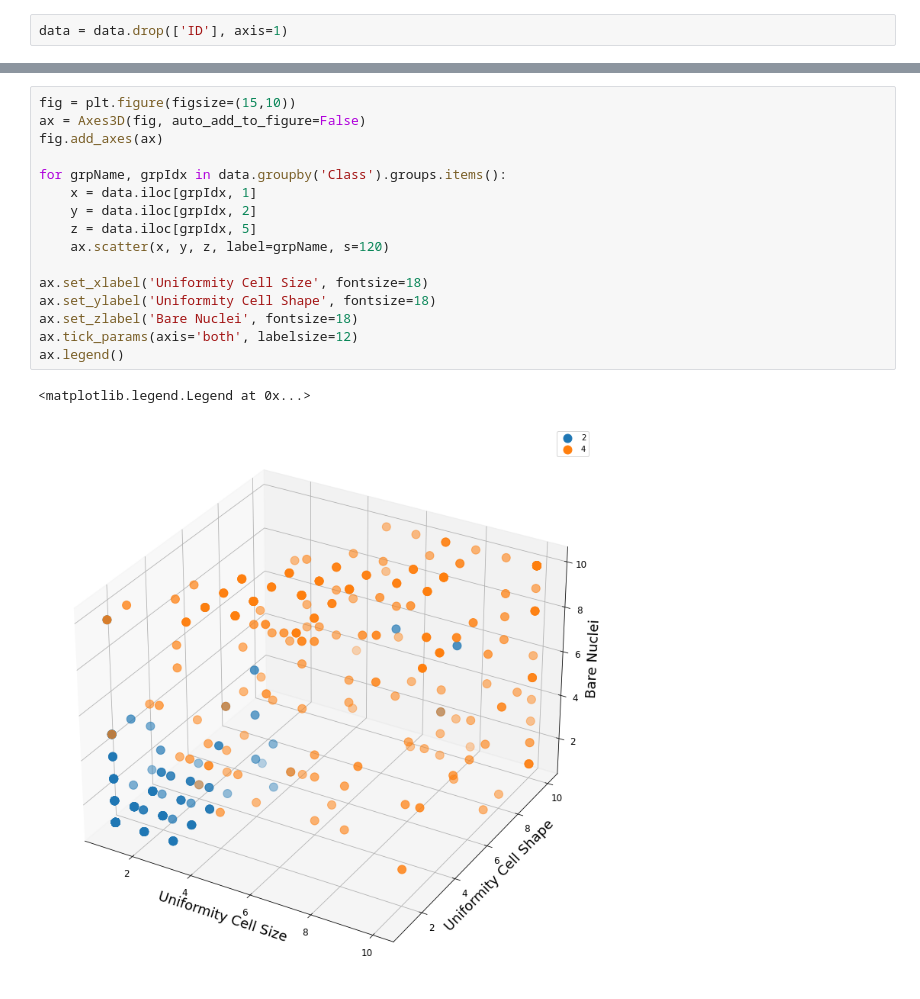
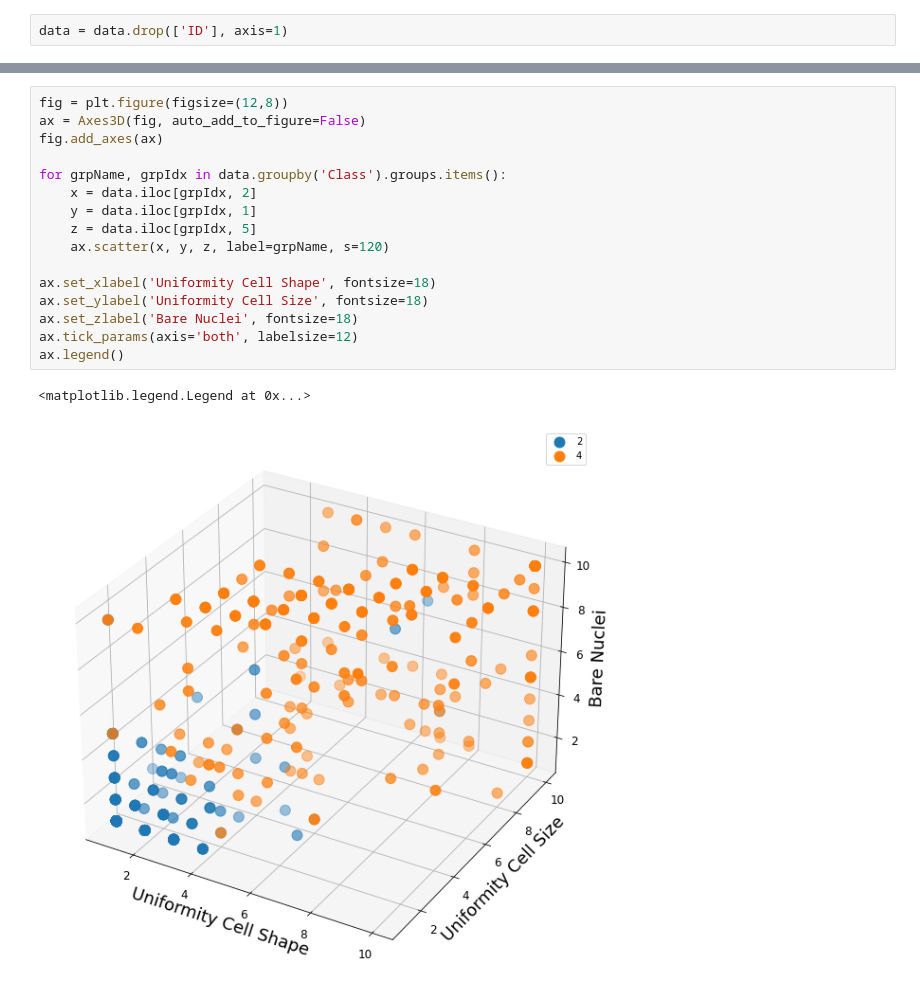
Before and after one commit to TheDramaturgy/ArtificialInteligence, a Jupyter notebook: TSVMs/02_analise.ipynb, the cells around one changed output, grey strips where cells are left out. Drawn from its saved outputs; the diff is of its cells as text.

```diff
--- a/TSVMs/02_analise.ipynb
+++ b/TSVMs/02_analise.ipynb
@@ -49,20 +54,20 @@ seaborn.heatmap(correlated,annot=True,cbar=True,square=True,cmap='Purples',annot
 # %%
-fig = plt.figure(figsize=(15,10))
+fig = plt.figure(figsize=(12,8))
 ax = Axes3D(fig, auto_add_to_figure=False)
 fig.add_axes(ax)
 
 for grpName, grpIdx in data.groupby('Class').groups.items():
-    x = data.iloc[grpIdx, 1]
-    y = data.iloc[grpIdx, 2]
+    x = data.iloc[grpIdx, 2]
+    y = data.iloc[grpIdx, 1]
     z = data.iloc[grpIdx, 5]
     ax.scatter(x, y, z, label=grpName, s=120)
 
-ax.set_xlabel('Uniformity Cell Size', fontsize=18)
-ax.set_ylabel('Uniformity Cell Shape', fontsize=18)
+ax.set_xlabel('Uniformity Cell Shape', fontsize=18)
+ax.set_ylabel('Uniformity Cell Size', fontsize=18)
 ax.set_zlabel('Bare Nuclei', fontsize=18)
 ax.tick_params(axis='both', labelsize=12)
 ax.legend()
 # %% [output]
 <matplotlib.legend.Legend at 0x...>
-[figure, old version]
+[figure, new version]
 # %%
```
Also changed, not shown: parts of 8 cells of this notebook, 2 other files.
